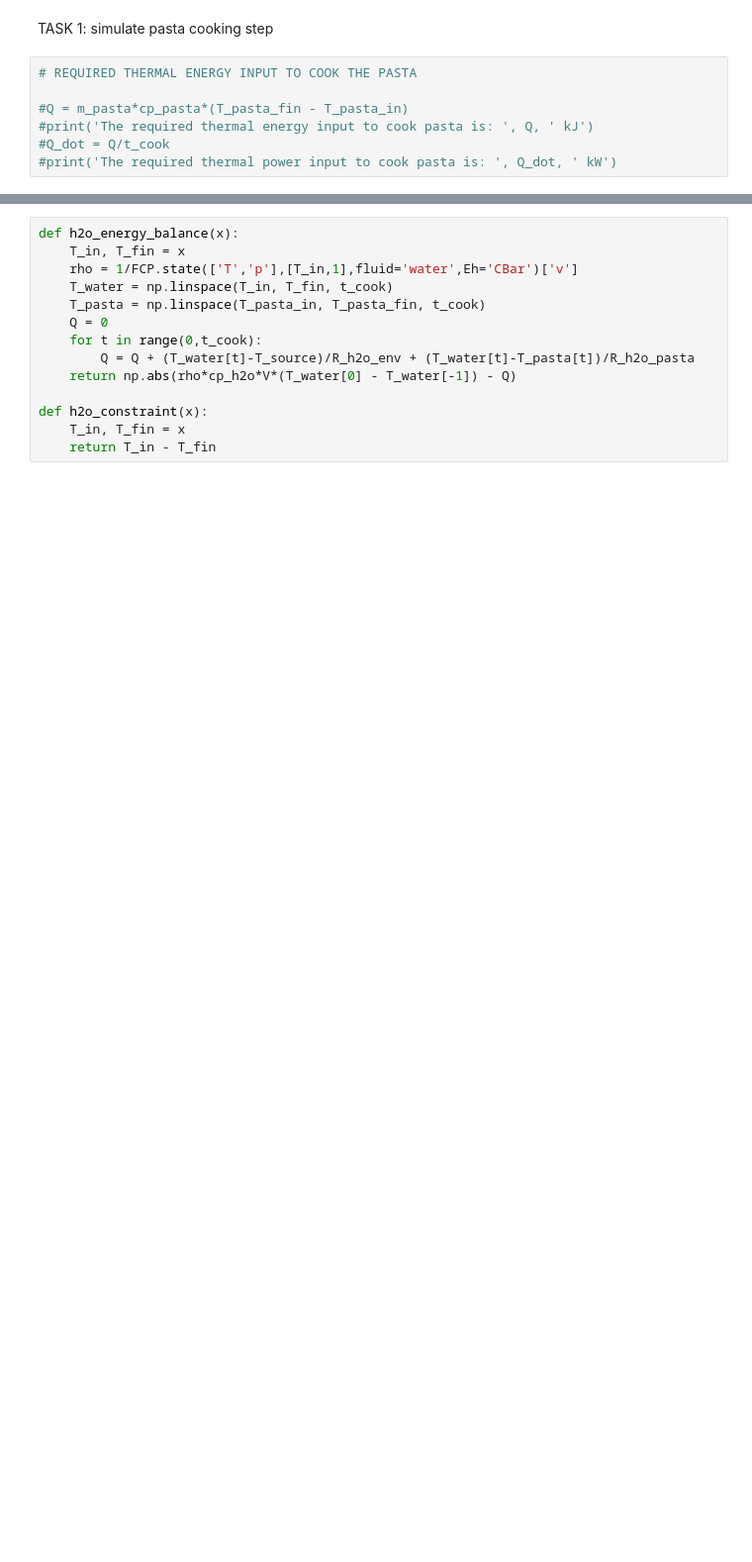
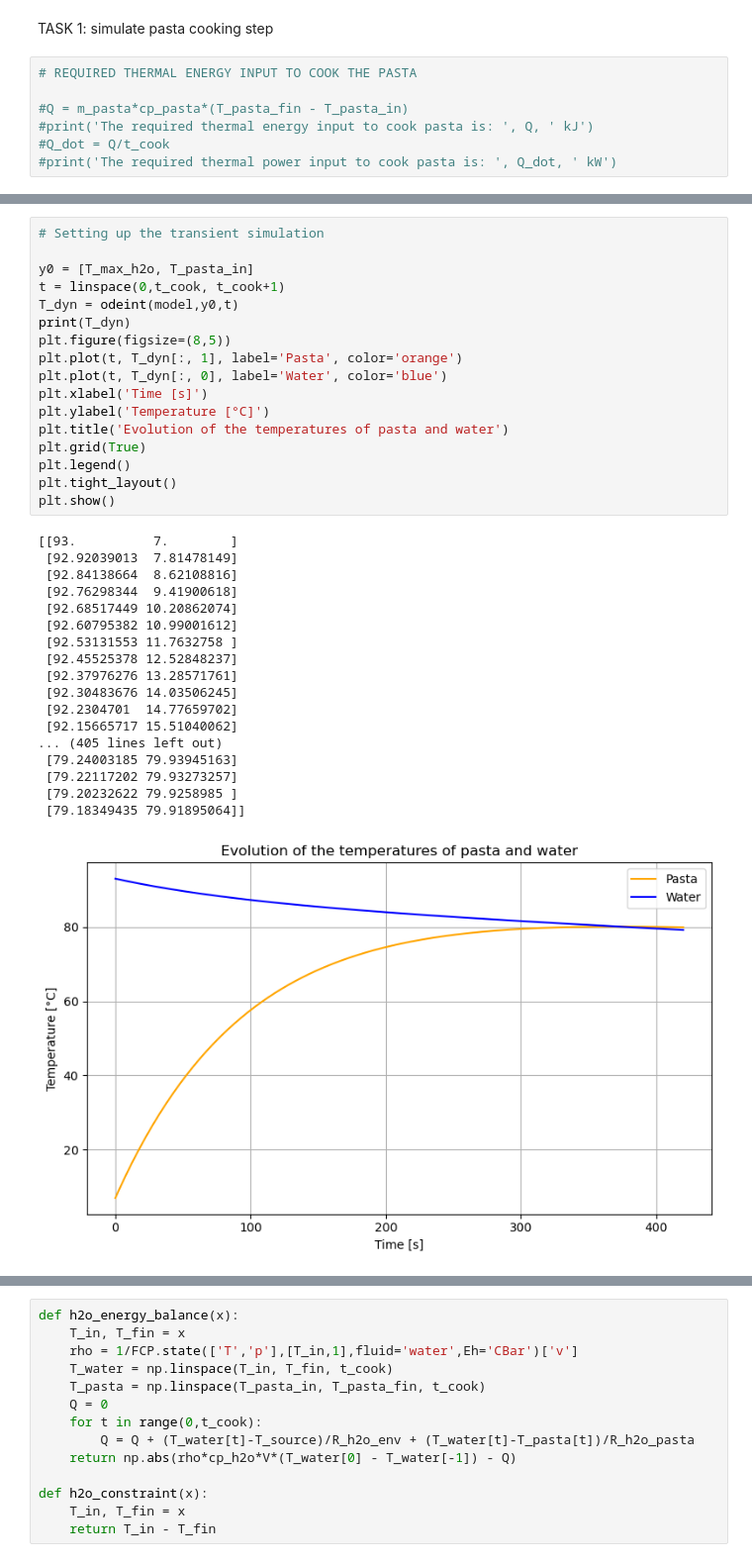
Before and after one commit to kcurumi/SHCT, a Jupyter notebook: Project.ipynb, the cells around one changed output, grey strips where cells are left out. Shown at 99% size. Cells and saved outputs as stored; diff of their text form; blank space fills up the shorter version.

```diff
--- a/Project.ipynb
+++ b/Project.ipynb
@@ -67,0 +249,36 @@ TASK 1: simulate pasta cooking step
+# %%
+# Setting up the transient simulation
+
+y0 = [T_max_h2o, T_pasta_in]
+t = linspace(0,t_cook, t_cook+1)
+T_dyn = odeint(model,y0,t)
+print(T_dyn)
+plt.figure(figsize=(8,5))
+plt.plot(t, T_dyn[:, 1], label='Pasta', color='orange')
+plt.plot(t, T_dyn[:, 0], label='Water', color='blue')
+plt.xlabel('Time [s]')
+plt.ylabel('Temperature [°C]')
+plt.title('Evolution of the temperatures of pasta and water')
+plt.grid(True)
+plt.legend()
+plt.tight_layout()
+plt.show()
+# %% [output]
+[[93.          7.        ]
+ [92.92039013  7.81478149]
+ [92.84138664  8.62108816]
+ [92.76298344  9.41900618]
+ [92.68517449 10.20862074]
+ [92.60795382 10.99001612]
+ [92.53131553 11.7632758 ]
+ [92.45525378 12.52848237]
+ [92.37976276 13.28571761]
+ [92.30483676 14.03506245]
+ [92.2304701  14.77659702]
+ [92.15665717 15.51040062]
+... (405 lines left out)
+ [79.24003185 79.93945163]
+ [79.22117202 79.93273257]
+ [79.20232622 79.9258985 ]
+ [79.18349435 79.91895064]]
+[figure, added]
```
Also changed, not shown: parts of 9 cells of this notebook, 1 other file.
